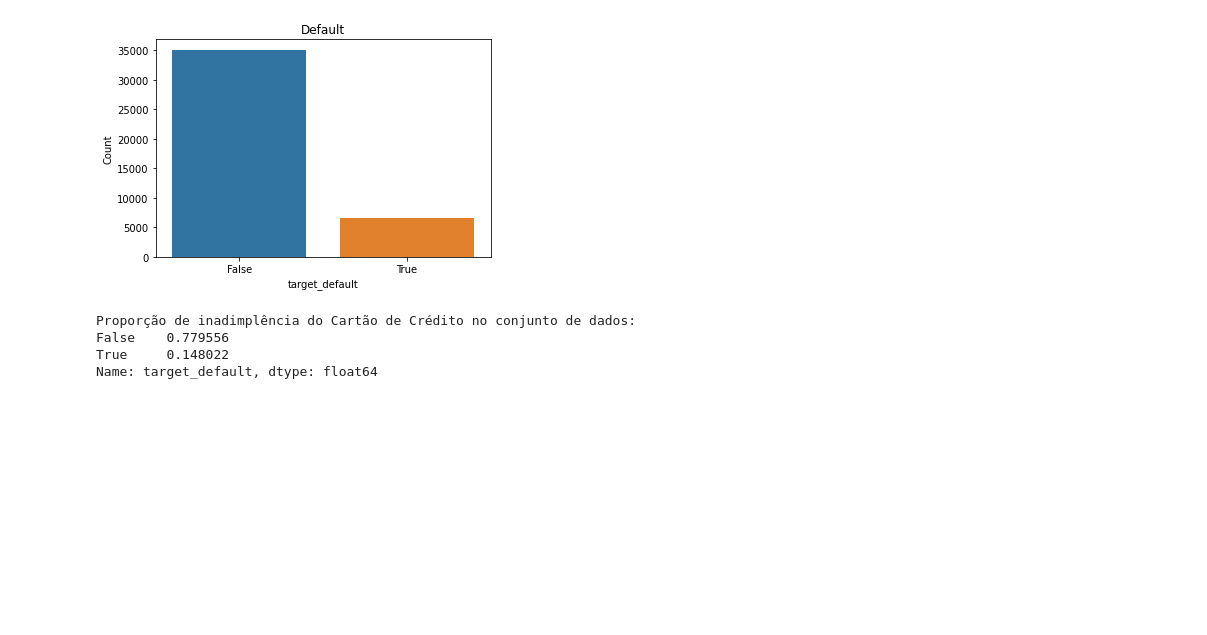
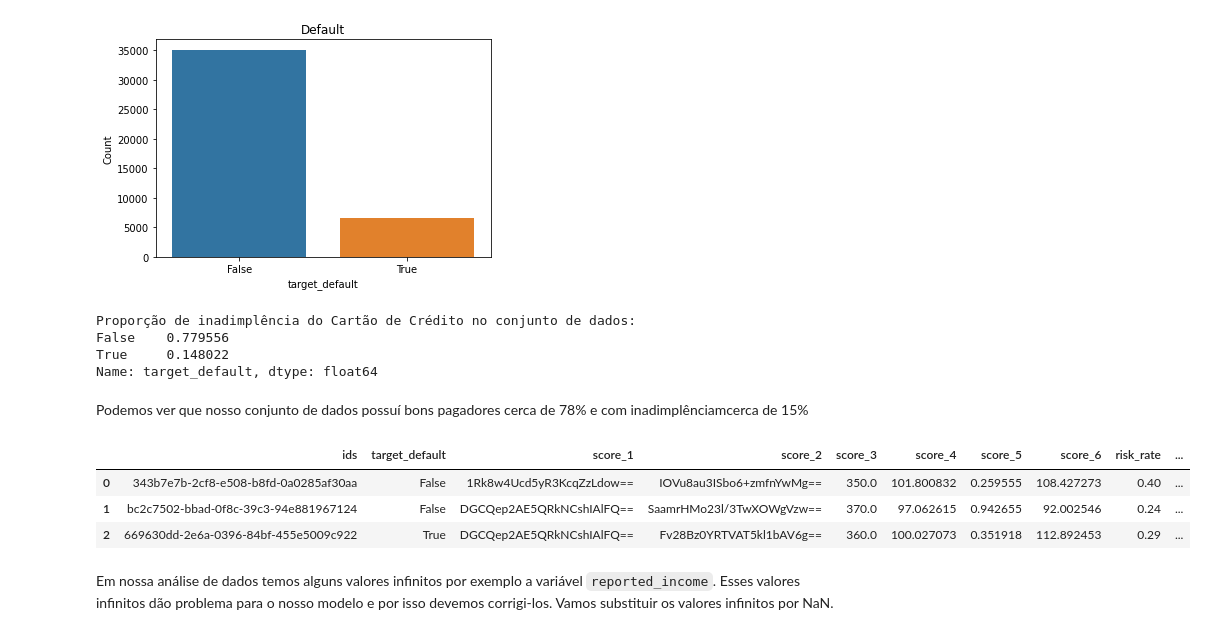
Before and after one commit to marcos-code/Portfolio_DataScience, a Jupyter notebook: Avaliação_de_Risco_de_Crédito.ipynb, the cells around one changed output. Drawn from its saved outputs; the diff is of its cells as text; code cells hidden in the pictures; blank space fills up the shorter version.

```diff
--- a/Avaliação_de_Risco_de_Crédito.ipynb
+++ b/Avaliação_de_Risco_de_Crédito.ipynb
@@ -225,3 +226,16 @@ Proporção de inadimplência do Cartão de Crédito no conjunto de dados:
 False    0.779556
 True     0.148022
 Name: target_default, dtype: float64
+# %% [markdown]
+Podemos ver que nosso conjunto de dados possuí bons pagadores cerca de 78% e com inadimplênciamcerca de 15%
+# %%
+#Criando um backup dos dataset
+df_clean = df.copy()
+df_clean.head(3)
+# %% [output]
+|  | ids | target_default | score_1 | score_2 | score_3 | score_4 | score_5 | score_6 | risk_rate | ... |
+| 0 | 343b7e7b-2cf8-e508-b8fd-0a0285af30aa | False | 1Rk8w4Ucd5yR3KcqZzLdow== | IOVu8au3ISbo6+zmfnYwMg== | 350.0 | 101.800832 | 0.259555 | 108.427273 | 0.40 | ... |
+| 1 | bc2c7502-bbad-0f8c-39c3-94e881967124 | False | DGCQep2AE5QRkNCshIAlFQ== | SaamrHMo23l/3TwXOWgVzw== | 370.0 | 97.062615 | 0.942655 | 92.002546 | 0.24 | ... |
+| 2 | 669630dd-2e6a-0396-84bf-455e5009c922 | True | DGCQep2AE5QRkNCshIAlFQ== | Fv28Bz0YRTVAT5kl1bAV6g== | 360.0 | 100.027073 | 0.351918 | 112.892453 | 0.29 | ... |
+# %% [markdown]
+Em nossa análise de dados temos alguns valores infinitos por exemplo a variável `reported_income`. Esses valores infinitos dão problema para o nosso modelo e por isso devemos corrigi-los. Vamos substituir os valores infinitos por NaN.
```
Also changed, not shown: parts of 6 cells of this notebook.
